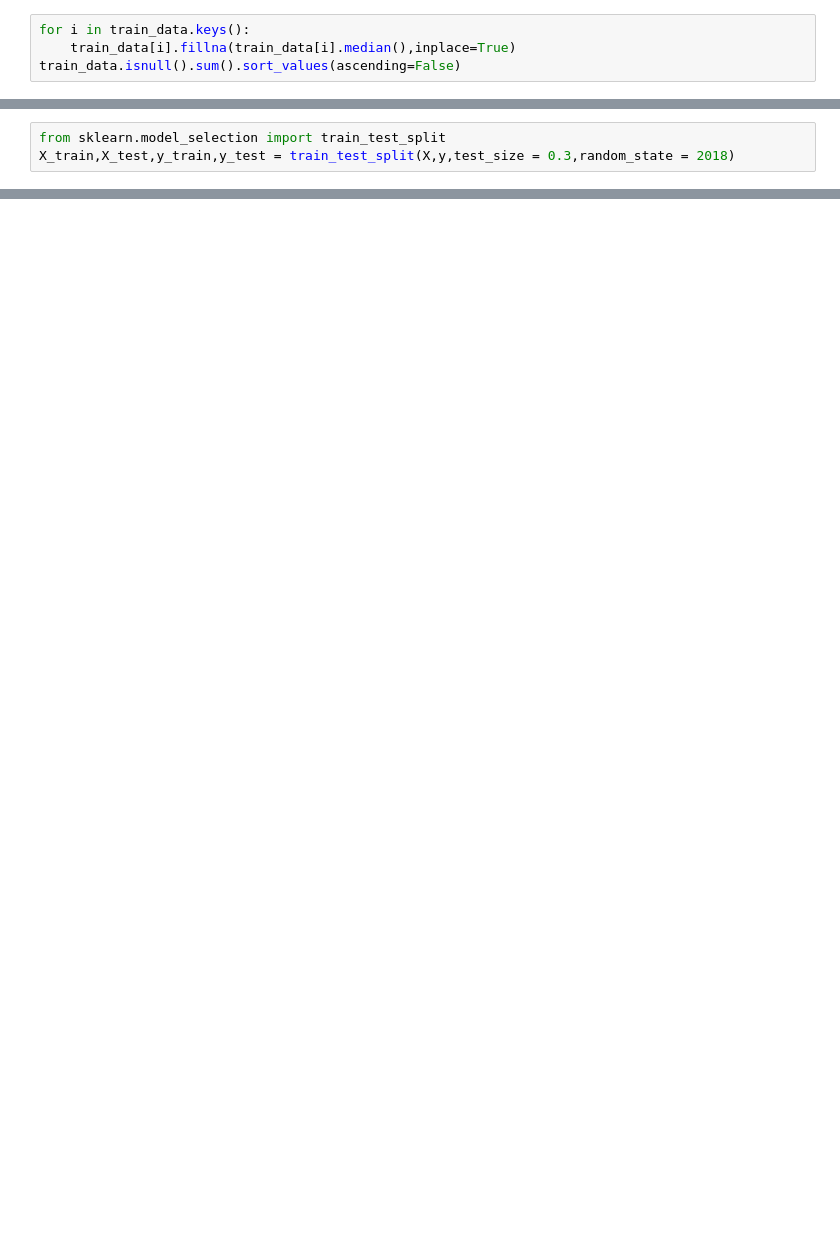
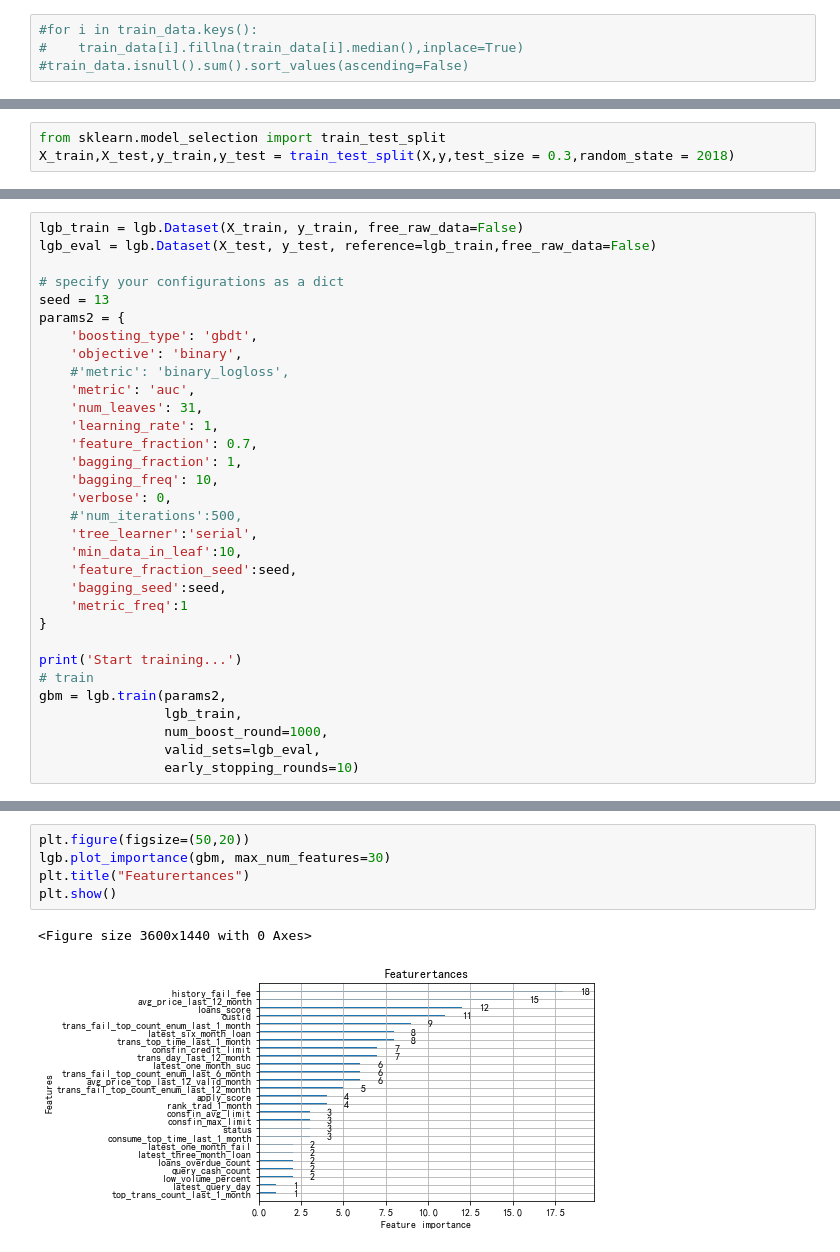
Before and after one commit to 86yanjiaxing/Datawhale_7, a Jupyter notebook: 1/预测用户是否会预期.ipynb, the cells around one changed output, grey strips where cells are left out. Saved outputs shown, nothing was run; the diff lists cells and outputs as text; blank space fills up the shorter version.

```diff
--- a/1/预测用户是否会预期.ipynb
+++ b/1/预测用户是否会预期.ipynb
@@ -217,4 +227,4 @@ plt.show()
 # %%
-for i in train_data.keys():
-    train_data[i].fillna(train_data[i].median(),inplace=True)
-train_data.isnull().sum().sort_values(ascending=False)
+#for i in train_data.keys():
+#    train_data[i].fillna(train_data[i].median(),inplace=True)
+#train_data.isnull().sum().sort_values(ascending=False)
@@ -245,0 +354,32 @@ X_train,X_test,y_train,y_test = train_test_split(X,y,test_size = 0.3,random_stat
+# %%
+lgb_train = lgb.Dataset(X_train, y_train, free_raw_data=False)
+lgb_eval = lgb.Dataset(X_test, y_test, reference=lgb_train,free_raw_data=False)
+
+# specify your configurations as a dict
+seed = 13
+params2 = {
+    'boosting_type': 'gbdt',
+    'objective': 'binary',
+    #'metric': 'binary_logloss',
+    'metric': 'auc',
+    'num_leaves': 31,
+    'learning_rate': 1,
+    'feature_fraction': 0.7,
+    'bagging_fraction': 1,
+    'bagging_freq': 10,
+    'verbose': 0,
+    #'num_iterations':500,
+    'tree_learner':'serial',
+    'min_data_in_leaf':10,
+    'feature_fraction_seed':seed,
+    'bagging_seed':seed,
+    'metric_freq':1
+}
+
+print('Start training...')
+# train
+gbm = lgb.train(params2,
+                lgb_train,
+                num_boost_round=1000,
+                valid_sets=lgb_eval,
+                early_stopping_rounds=10)
@@ -245,0 +404,8 @@ X_train,X_test,y_train,y_test = train_test_split(X,y,test_size = 0.3,random_stat
+# %%
+plt.figure(figsize=(50,20))
+lgb.plot_importance(gbm, max_num_features=30)
+plt.title("Featurertances")
+plt.show()
+# %% [output]
+<Figure size 3600x1440 with 0 Axes>
+[figure, added]
```
Also changed, not shown: parts of 26 cells of this notebook.
